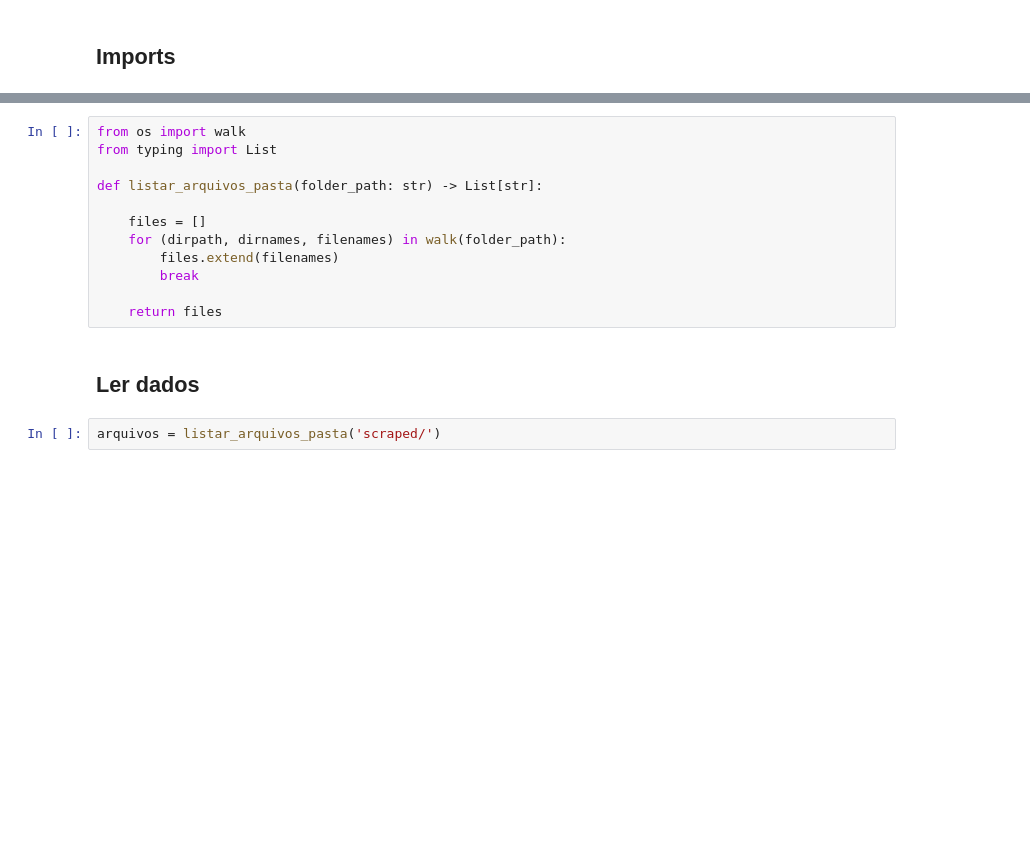
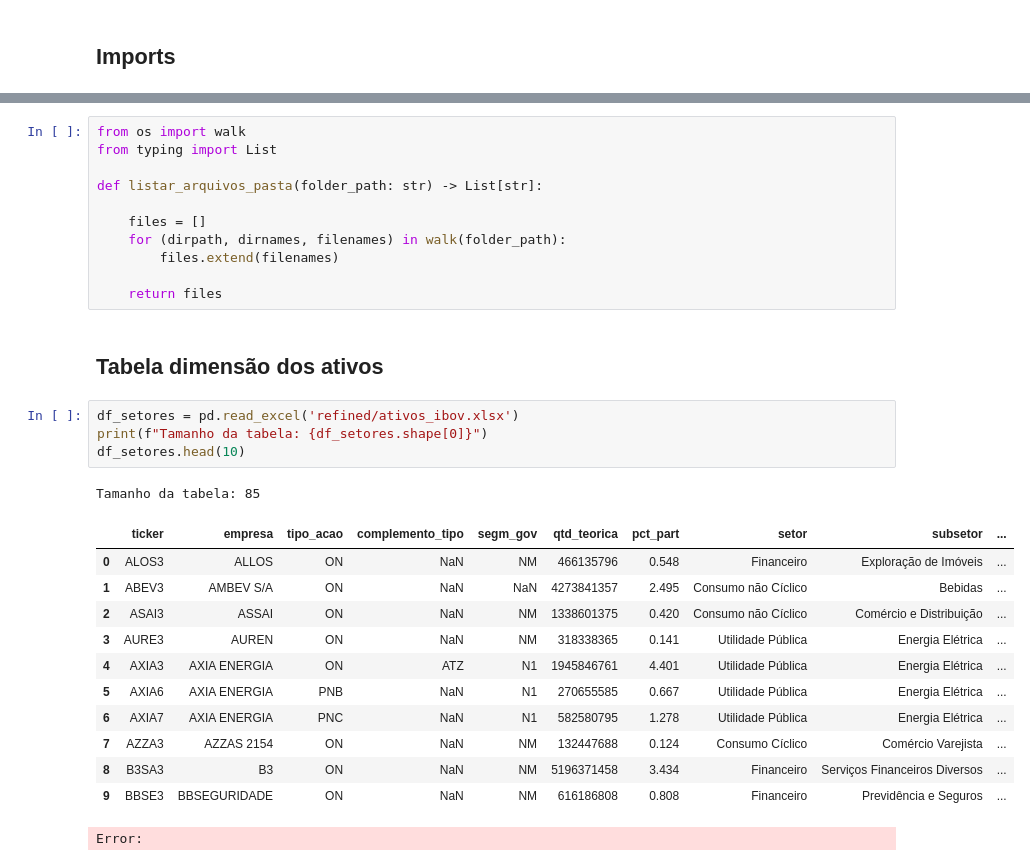
Before and after one commit to leticiafaria7/pos-ml-engineering, a Jupyter notebook: fase_2/etl_ibovespa/testes_scraped_data.ipynb, the cells around one changed output, grey strips where cells are left out. Cells and saved outputs as stored; diff of their text form; blank space fills up the shorter version.

Commit message:
atualizacao dos testes dos dados scraped

```diff
--- a/fase_2/etl_ibovespa/testes_scraped_data.ipynb
+++ b/fase_2/etl_ibovespa/testes_scraped_data.ipynb
@@ -12,10 +26,25 @@ def listar_arquivos_pasta(folder_path: str) -> List[str]:
     files = []
     for (dirpath, dirnames, filenames) in walk(folder_path):
         files.extend(filenames)
-        break
 
     return files
 # %% [markdown]
-## Ler dados
+## Tabela dimensão dos ativos
-# %%
-arquivos = listar_arquivos_pasta('scraped/')
+# %%
+df_setores = pd.read_excel('refined/ativos_ibov.xlsx')
+print(f"Tamanho da tabela: {df_setores.shape[0]}")
+df_setores.head(10)
+# %% [output]
+Tamanho da tabela: 85
+|  | ticker | empresa | tipo_acao | complemento_tipo | segm_gov | qtd_teorica | pct_part | setor | subsetor | ... |
+| 0 | ALOS3 | ALLOS | ON | NaN | NM | 466135796 | 0.548 | Financeiro | Exploração de Imóveis | ... |
+| 1 | ABEV3 | AMBEV S/A | ON | NaN | NaN | 4273841357 | 2.495 | Consumo não Cíclico | Bebidas | ... |
+| 2 | ASAI3 | ASSAI | ON | NaN | NM | 1338601375 | 0.420 | Consumo não Cíclico | Comércio e Distribuição | ... |
+| 3 | AURE3 | AUREN | ON | NaN | NM | 318338365 | 0.141 | Utilidade Pública | Energia Elétrica | ... |
+| 4 | AXIA3 | AXIA ENERGIA | ON | ATZ | N1 | 1945846761 | 4.401 | Utilidade Pública | Energia Elétrica | ... |
+| 5 | AXIA6 | AXIA ENERGIA | PNB | NaN | N1 | 270655585 | 0.667 | Utilidade Pública | Energia Elétrica | ... |
+| 6 | AXIA7 | AXIA ENERGIA | PNC | NaN | N1 | 582580795 | 1.278 | Utilidade Pública | Energia Elétrica | ... |
+| 7 | AZZA3 | AZZAS 2154 | ON | NaN | NM | 132447688 | 0.124 | Consumo Cíclico | Comércio Varejista | ... |
+| 8 | B3SA3 | B3 | ON | NaN | NM | 5196371458 | 3.434 | Financeiro | Serviços Financeiros Diversos | ... |
+| 9 | BBSE3 | BBSEGURIDADE | ON | NaN | NM | 616186808 | 0.808 | Financeiro | Previdência e Seguros | ... |
+Error:
```
Also changed, not shown: parts of 5 cells of this notebook.
